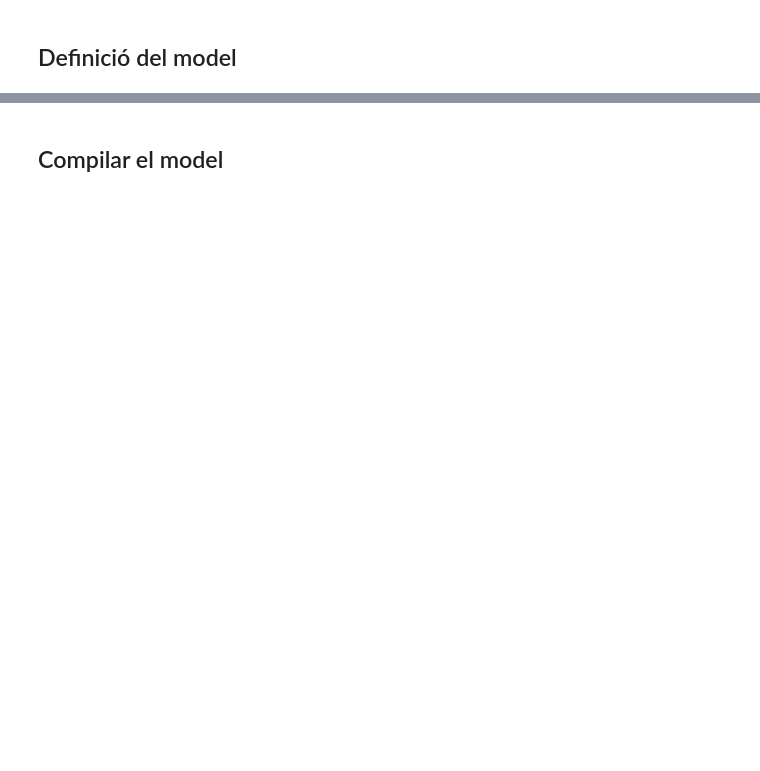
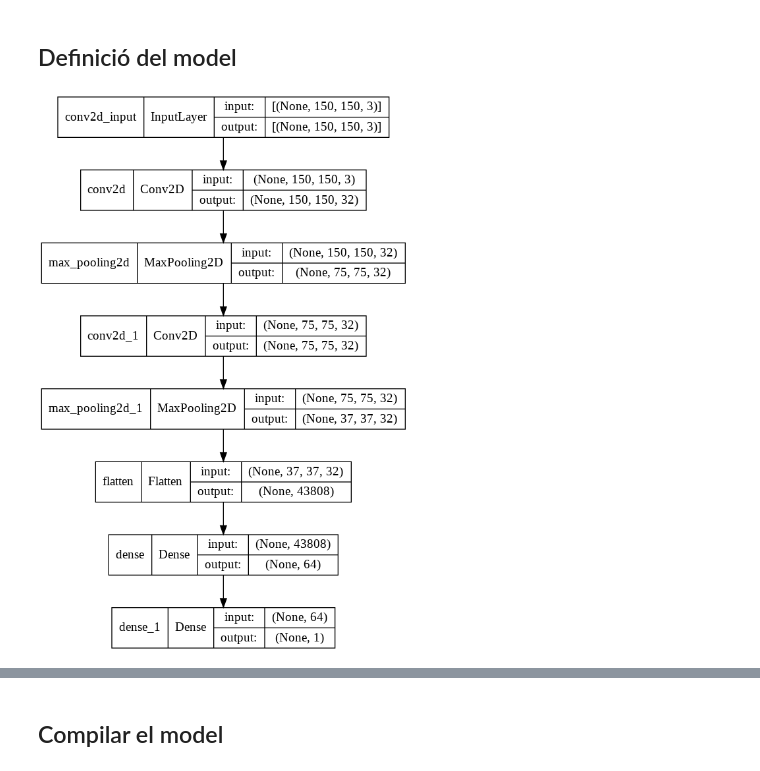
Before and after one commit to lluiscamino/aprenentatge_automatic, a Jupyter notebook: 12_CNN_Transfer/gat_i_gos_CNN_Classe.ipynb, the cells around one changed output, grey strips where cells are left out. Saved outputs shown, nothing was run; the diff lists cells and outputs as text; code cells hidden in the pictures; blank space fills up the shorter version.

```diff
--- a/12_CNN_Transfer/gat_i_gos_CNN_Classe.ipynb
+++ b/12_CNN_Transfer/gat_i_gos_CNN_Classe.ipynb
@@ -57,4 +59,28 @@ for i in range(n_images):
 # %% [markdown]
 ## Definició del model
+# %%
+# Definir el model
+model = tf.keras.Sequential([
+    tf.keras.layers.Conv2D(filters=32, kernel_size=(3,3), activation='relu', input_shape=(150, 150, 3), padding='same'),
+    tf.keras.layers.MaxPooling2D(pool_size=(2, 2)),
+    tf.keras.layers.Conv2D(filters=32, kernel_size=(3,3), activation='relu', input_shape=(75, 75, 32), padding='same'),
+    tf.keras.layers.MaxPooling2D(pool_size=(2, 2)),
+    tf.keras.layers.Flatten(),
+    tf.keras.layers.Dense(64, activation='relu'),
+    tf.keras.layers.Dense(1, activation='sigmoid')
+])
+
+# Dibuixar model
+tf.keras.utils.plot_model(
+    model,
+    to_file="model.png",
+    show_shapes=True,
+    show_layer_names=True,
+    rankdir="TB",
+    expand_nested=True,
+    dpi=96,
+)
+# %% [output]
+[figure, added]
 # %%
 model.summary()
```
Also changed, not shown: parts of 6 cells of this notebook.
